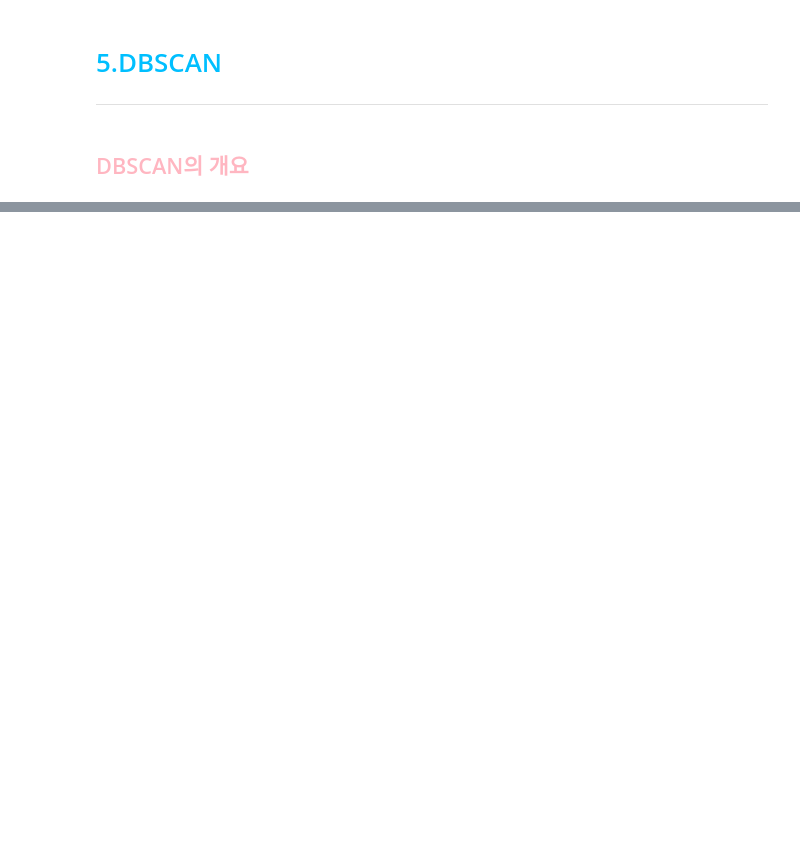
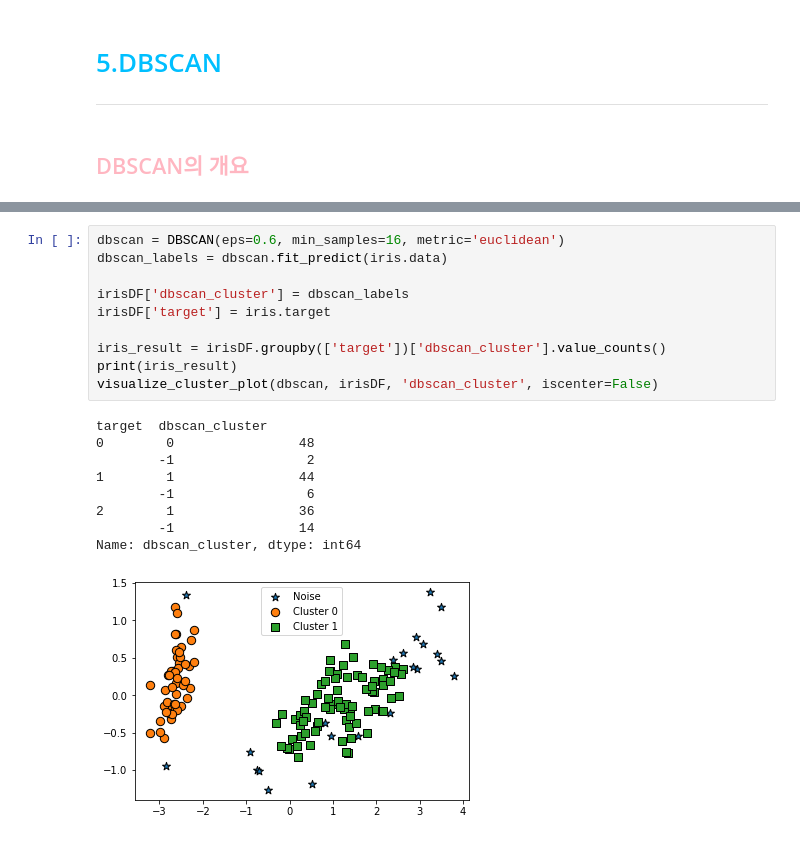
Before and after one commit to hyerim02/ML, a Jupyter notebook: CH7-3 군집화.ipynb, the cells around one changed output, grey strips where cells are left out. Cells and saved outputs as stored; diff of their text form; blank space fills up the shorter version.

```diff
--- a/CH7-3 군집화.ipynb
+++ b/CH7-3 군집화.ipynb
@@ -5,0 +115,20 @@
+# %%
+dbscan = DBSCAN(eps=0.6, min_samples=16, metric='euclidean')
+dbscan_labels = dbscan.fit_predict(iris.data)
+
+irisDF['dbscan_cluster'] = dbscan_labels
+irisDF['target'] = iris.target
+
+iris_result = irisDF.groupby(['target'])['dbscan_cluster'].value_counts()
+print(iris_result)
+visualize_cluster_plot(dbscan, irisDF, 'dbscan_cluster', iscenter=False)
+# %% [output]
+target  dbscan_cluster
+0        0                48
+        -1                 2
+1        1                44
+        -1                 6
+2        1                36
+        -1                14
+Name: dbscan_cluster, dtype: int64
+[figure, added]
```
Also changed, not shown: parts of 50 cells of this notebook.
